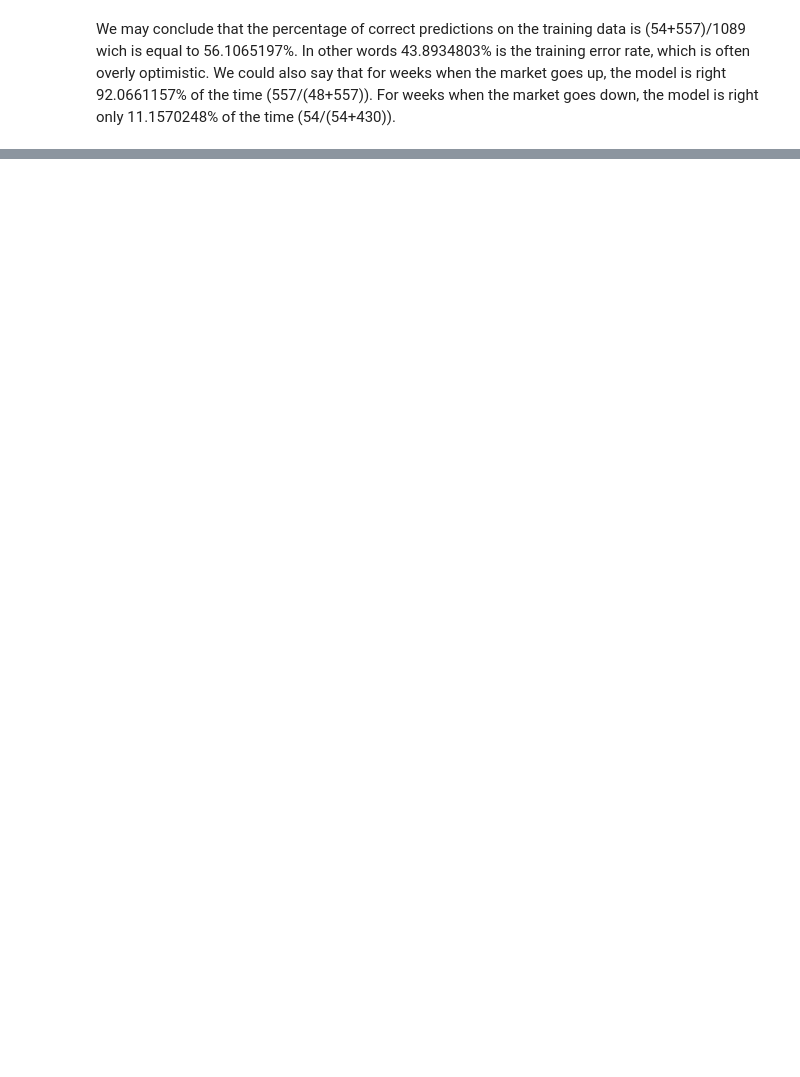
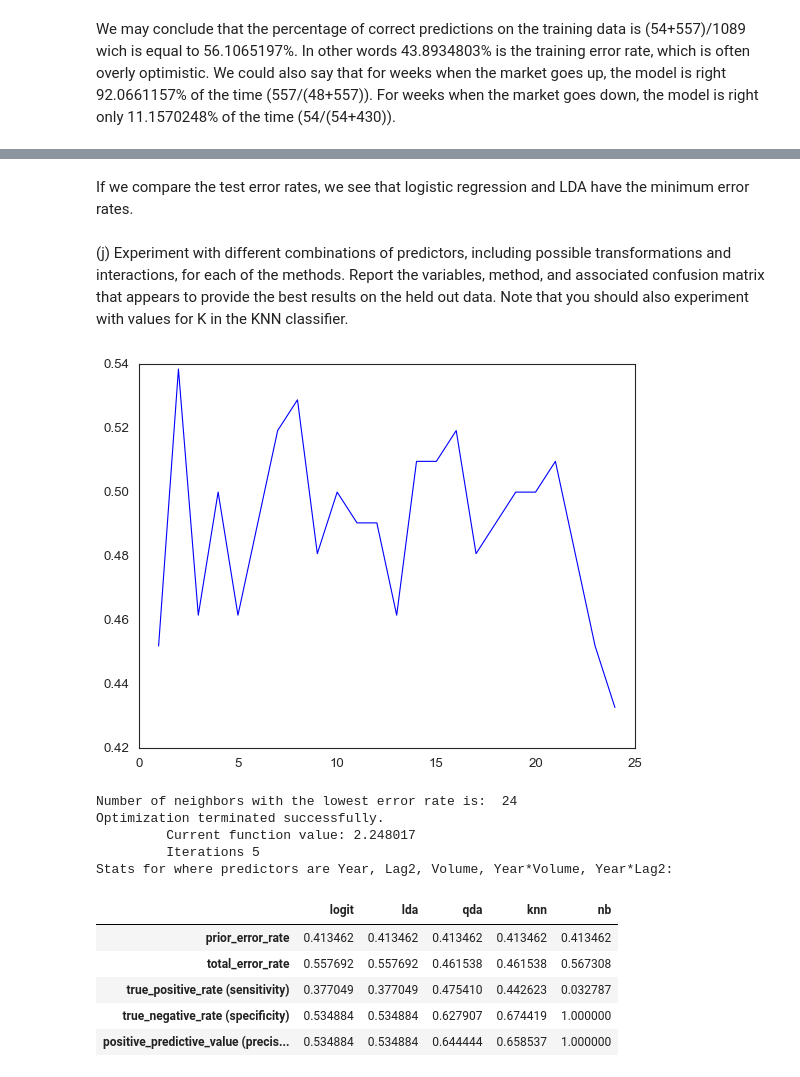
Before and after one commit to balintalfoldy/ISLR_python_AB, a Jupyter notebook: Notebooks/ch4_classification_applied.ipynb, the cells around one changed output, grey strips where cells are left out. Saved outputs shown, nothing was run; the diff lists cells and outputs as text; code cells hidden in the pictures; blank space fills up the shorter version.

```diff
--- a/Notebooks/ch4_classification_applied.ipynb
+++ b/Notebooks/ch4_classification_applied.ipynb
@@ -125,0 +321,14 @@ We may conclude that the percentage of correct predictions on the training data
+# %%
+# Fit model
+nb = GaussianNB()
+nb_model = nb.fit(df_x_train, df_y_train)
+
+# Predict
+y_pred_nb = nb_model.predict(df_x_test)
+# %%
+table = np.histogram2d(np.array(df_y_test), np.array(y_pred_nb), bins=2)[0]
+
+cm_df = pd.DataFrame(table)
+cm_df.columns = ['Predicted 0', 'Predicted 1']
+cm_df = cm_df.rename(index={0: 'Actual 0',1: 'Actual 1'})
+cm_df
@@ -125,0 +339,3 @@ We may conclude that the percentage of correct predictions on the training data
+# %%
+nb_stats = classifier_stats(cm_df)
+nb_stats
@@ -125,0 +351,7 @@ We may conclude that the percentage of correct predictions on the training data
+# %%
+stats = pd.DataFrame({'logit': log_stats,
+                        'lda'  : lda_stats,
+                        'qda'  : qda_stats,
+                        'knn'  : knn_stats,
+                        'nb'   : nb_stats})
+stats
@@ -125,0 +365,4 @@ We may conclude that the percentage of correct predictions on the training data
+# %% [markdown]
+If we compare the test error rates, we see that logistic regression and LDA have the minimum error rates.
+# %% [markdown]
+(j) Experiment with different combinations of predictors, including possible transformations and interactions, for each of the methods. Report the variables, method, and associated confusion matrix that appears to provide the best results on the held out data. Note that you should also experiment with values for K in the KNN classifier.
@@ -125,0 +486,17 @@ We may conclude that the percentage of correct predictions on the training data
+# %%
+stats = compare_methods(['Year', 'Lag2', 'Volume', 'Year*Volume', 'Year*Lag2'])
+print('Stats for where predictors are Year, Lag2, Volume, Year*Volume, Year*Lag2:')
+stats
+# %% [output]
+[figure, added]
+Number of neighbors with the lowest error rate is:  24
+Optimization terminated successfully.
+         Current function value: 2.248017
+         Iterations 5
+Stats for where predictors are Year, Lag2, Volume, Year*Volume, Year*Lag2:
+|  | logit | lda | qda | knn | nb |
+| prior_error_rate | 0.413462 | 0.413462 | 0.413462 | 0.413462 | 0.413462 |
+| total_error_rate | 0.557692 | 0.557692 | 0.461538 | 0.461538 | 0.567308 |
+| true_positive_rate (sensitivity) | 0.377049 | 0.377049 | 0.475410 | 0.442623 | 0.032787 |
+| true_negative_rate (specificity) | 0.534884 | 0.534884 | 0.627907 | 0.674419 | 1.000000 |
+| positive_predictive_value (precis... | 0.534884 | 0.534884 | 0.644444 | 0.658537 | 1.000000 |
```
Also changed, not shown: parts of 35 cells of this notebook.
